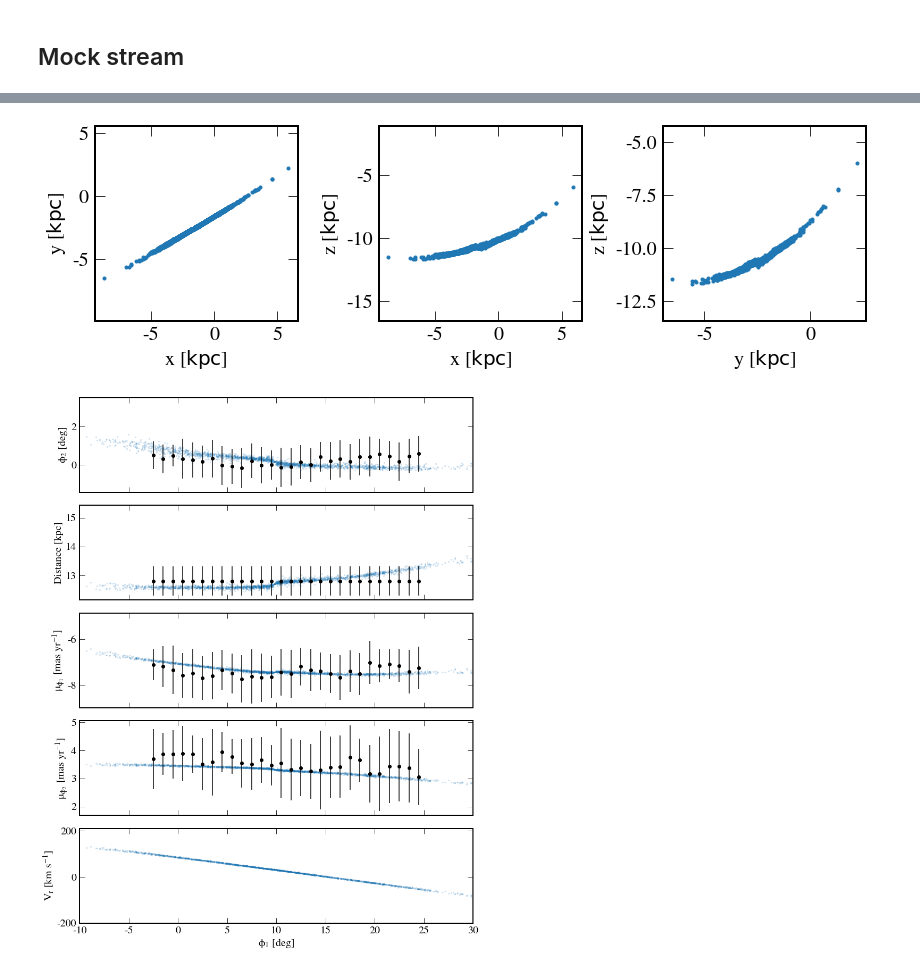
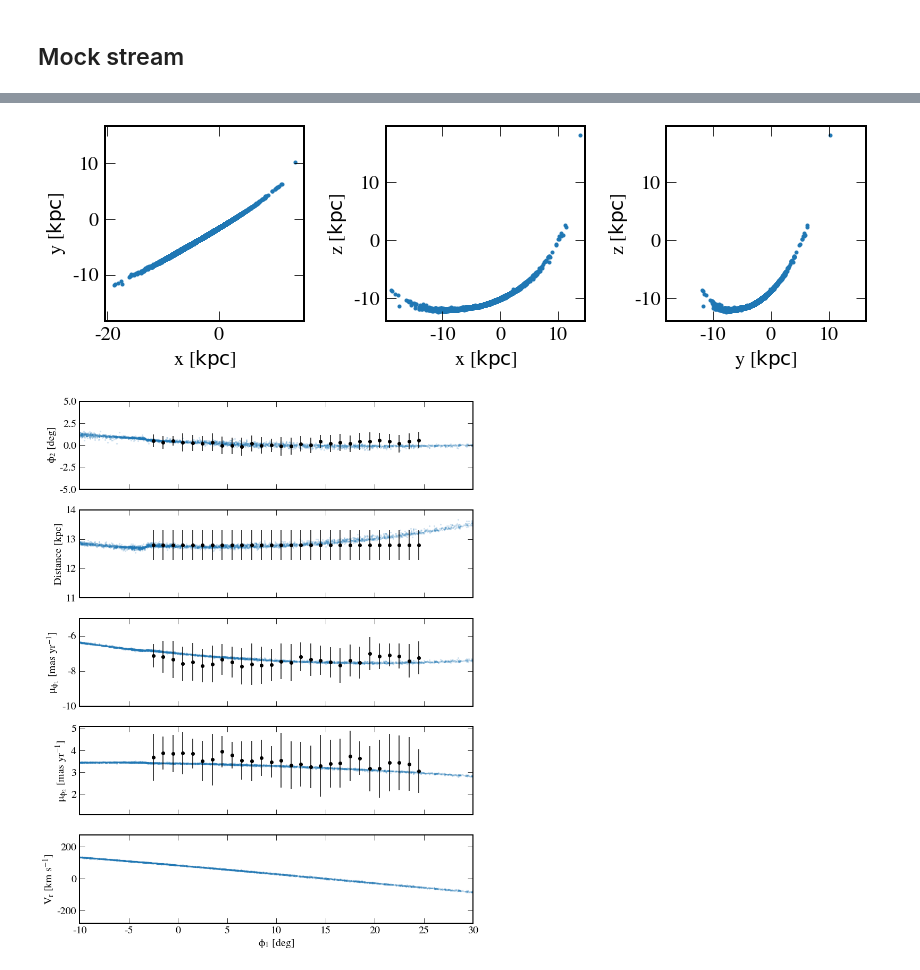
Before and after one commit to abonaca/jhelum, a Jupyter notebook: notebooks/jhelum_orbit.ipynb, the cells around one changed output, grey strips where cells are left out. Drawn from its saved outputs; the diff is of its cells as text; code cells hidden in the pictures.

```diff
--- a/notebooks/jhelum_orbit.ipynb
+++ b/notebooks/jhelum_orbit.ipynb
@@ -419,8 +419,14 @@ plt.savefig('../plots/jhelum_orbit.pdf')
 # %% [markdown]
 ## Mock stream
 # %%
-prog_phi0 = -13.5*u.deg
 prog_phi0 = 10*u.deg
+t2 = -0.6*u.Gyr
+
+prog_phi0 = 30*u.deg
+t2 = -1.5*u.Gyr
+
+prog_phi0 = -5*u.deg
+t2 = -1.5*u.Gyr
 
 model_jhelum = fit_orbit.to_coord_frame(Jhelum, galactocentric_frame=gc_frame)
 prog_i = np.abs(model_jhelum.phi1.wrap_at(wangle) - prog_phi0).argmin()
@@ -432,5 +438,5 @@ vel=(-0.27186702, -0.16251622, -0.10251455) kpc / Myr
 # %%
 prog_orbit = ham.integrate_orbit(prog_w0,
-                                 dt=-0.5, t1=0*u.Myr, t2=-0.6*u.Gyr)
+                                 dt=-0.5, t1=0*u.Myr, t2=t2)
 prog_orbit = prog_orbit[::-1]
 # %%
@@ -451,7 +457,7 @@ stream = mockstream.dissolved_fardal_stream(ham, prog_orbit, prog_mass=prog_mass
 # %%
 _ = stream.plot()
 # %% [output]
-[figure, old version]
+[figure, new version]
 # %%
 pos = stream.pos.xyz.to(u.kpc).value.T
 vel = stream.vel.d_xyz.to(u.km/u.s).value.T
@@ -470,33 +476,35 @@ ax[3].errorbar(data['pm2'][0], data['pm2'][1], data['pm2'][2], marker='o', lines
 plt.sca(ax[0])
 plt.scatter(stream_jhelum.phi1.wrap_at(wangle).degree, stream_jhelum.phi2.degree,
                 alpha=0.2, linewidth=0, s=10, zorder=1)
-# plt.ylim(-5, 5)
+plt.ylim(-5, 5)
 plt.xlim(-10, 30)
 plt.ylabel('$\phi_2$ [deg]')
 # plt.gca().set_aspect('equal')
 
 plt.sca(ax[1])
 plt.scatter(stream_jhelum.phi1.wrap_at(wangle).degree, stream_jhelum.distance,
                 alpha=0.2, linewidth=0, s=10, zorder=1)
 plt.ylabel('Distance [kpc]')
+plt.ylim(11,14)
 
 plt.sca(ax[2])
 plt.scatter(stream_jhelum.phi1.wrap_at(wangle).degree, stream_jhelum.pm_phi1_cosphi2.to(u.mas/u.yr),
                 alpha=0.2, linewidth=0, s=10, zorder=1)
 plt.ylabel('$\mu_{\phi_1}$ [mas yr$^{-1}$]')
+plt.ylim(-10, -5)
 
 plt.sca(ax[3])
 plt.scatter(stream_jhelum.phi1.wrap_at(wangle).degree, stream_jhelum.pm_phi2.to(u.mas/u.yr),
                 alpha=0.2, linewidth=0, s=10, zorder=1)
 plt.ylabel('$\mu_{\phi_2}$ [mas yr$^{-1}$]')
 
 plt.sca(ax[4])
 plt.scatter(stream_jhelum.phi1.wrap_at(wangle).degree, stream_jhelum.radial_velocity.to(u.km/u.s),
                 alpha=0.2, linewidth=0, s=10, zorder=1)
 plt.ylabel('$V_r$ [km s$^{-1}$]')
 plt.xlabel('$\phi_1$ [deg]')
 
 plt.tight_layout()
 plt.savefig('../plots/jhelum_simple_model.pdf')
 # %% [output]
-[figure, old version]
+[figure, new version]
```
Also changed, not shown: parts of 3 cells of this notebook.
